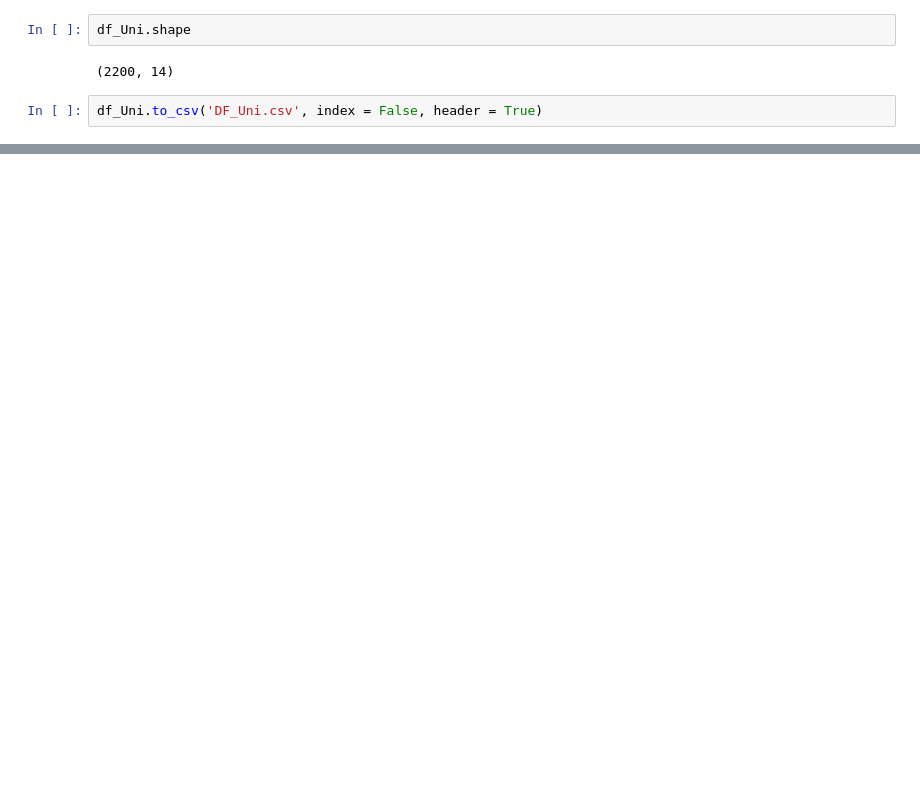
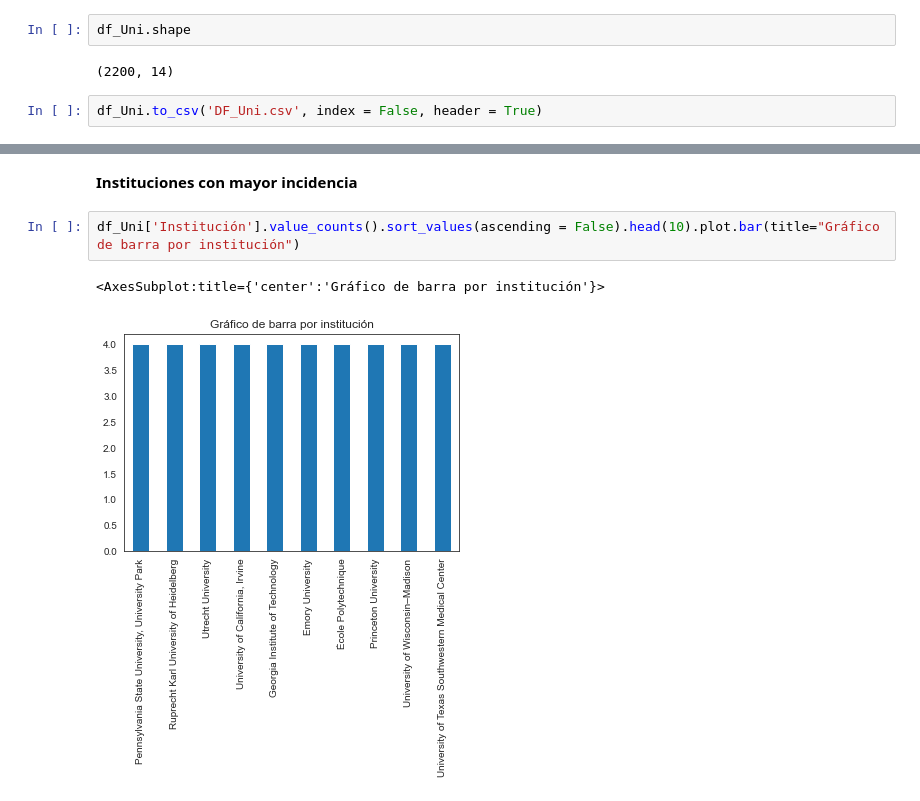
Before and after one commit to EmmanuelGalvan/MineriaDatos, a Jupyter notebook: Archivos/Practica de limpieza/Visualizacion_Equipo9.ipynb, the cells around one changed output, grey strips where cells are left out. Cells and saved outputs as stored; diff of their text form; blank space fills up the shorter version.

```diff
--- a/Archivos/Practica de limpieza/Visualizacion_Equipo9.ipynb
+++ b/Archivos/Practica de limpieza/Visualizacion_Equipo9.ipynb
@@ -501,0 +515,7 @@ df_Uni.to_csv('DF_Uni.csv', index = False, header = True)
+# %% [markdown]
+**Instituciones con mayor incidencia**
+# %%
+df_Uni['Institución'].value_counts().sort_values(ascending = False).head(10).plot.bar(title="Gráfico de barra por institución")
+# %% [output]
+<AxesSubplot:title={'center':'Gráfico de barra por institución'}>
+[figure, added]
```
Also changed, not shown: parts of 21 cells of this notebook, 1 other file.
